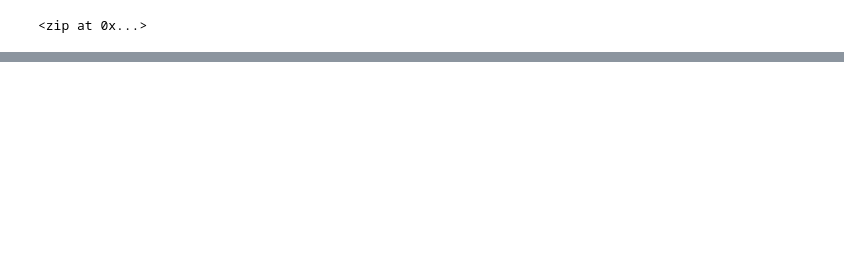
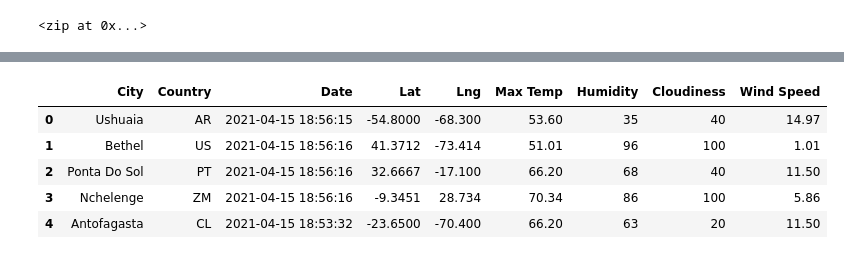
Before and after one commit to Adam-Call/World_Weather_Analysis, a Jupyter notebook: WeatherPy.ipynb, the cells around one changed output, grey strips where cells are left out. Cells and saved outputs as stored; diff of their text form; code cells hidden in the pictures; blank space fills up the shorter version.

```diff
--- a/WeatherPy.ipynb
+++ b/WeatherPy.ipynb
@@ -31,0 +139,12 @@ len(cities)
+# %%
+new_column_order = ['City', 'Country', 'Date', 'Lat', 'Lng', 'Max Temp', 'Humidity', 'Cloudiness', 'Wind Speed']
+# Reorder dataframe
+city_data_df = city_data_df[new_column_order]
+city_data_df.head()
+# %% [output]
+|  | City | Country | Date | Lat | Lng | Max Temp | Humidity | Cloudiness | Wind Speed |
+| 0 | Ushuaia | AR | 2021-04-15 18:56:15 | -54.8000 | -68.300 | 53.60 | 35 | 40 | 14.97 |
+| 1 | Bethel | US | 2021-04-15 18:56:16 | 41.3712 | -73.414 | 51.01 | 96 | 100 | 1.01 |
+| 2 | Ponta Do Sol | PT | 2021-04-15 18:56:16 | 32.6667 | -17.100 | 66.20 | 68 | 40 | 11.50 |
+| 3 | Nchelenge | ZM | 2021-04-15 18:56:16 | -9.3451 | 28.734 | 70.34 | 86 | 100 | 5.86 |
+| 4 | Antofagasta | CL | 2021-04-15 18:53:32 | -23.6500 | -70.400 | 66.20 | 63 | 20 | 11.50 |
```
Also changed, not shown: parts of 6 cells of this notebook.
